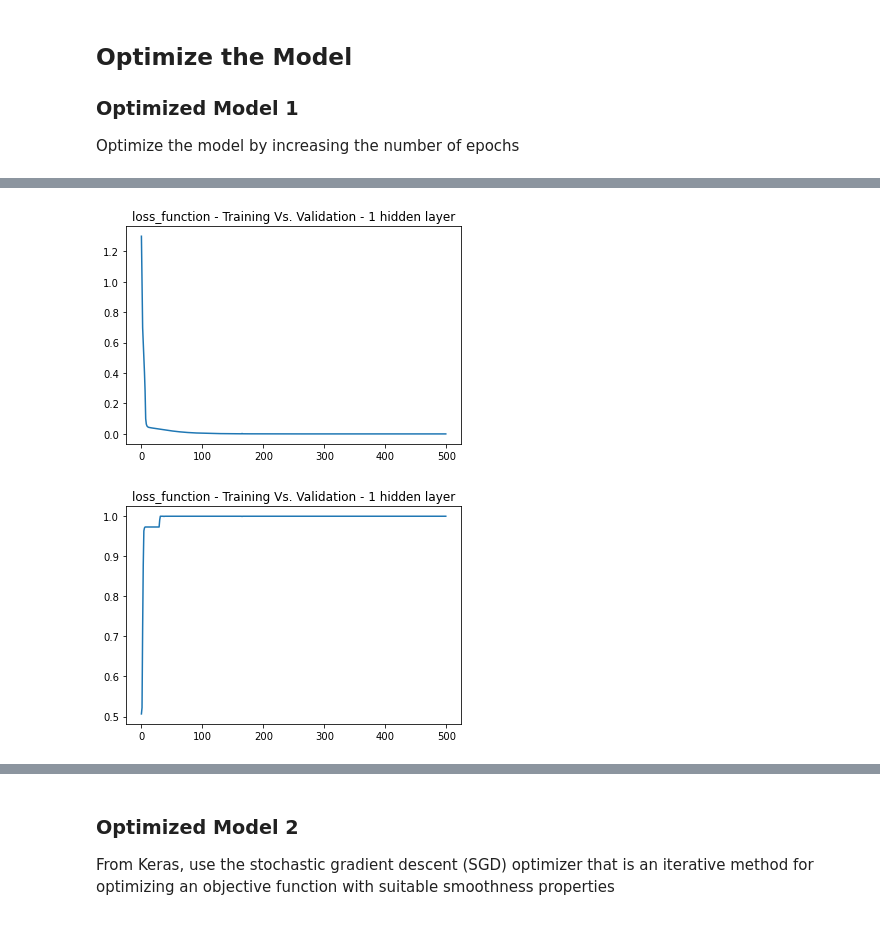
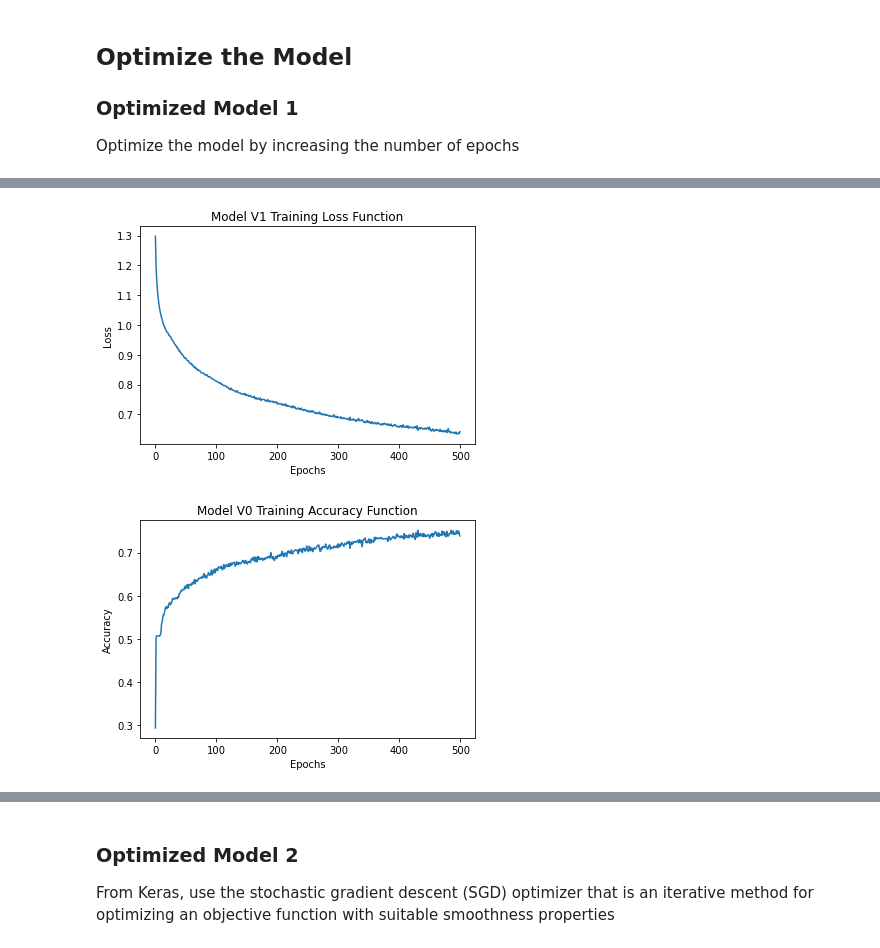
Before and after one commit to Rishi-Prasadha/MLB_ML_Pitching_Prediction, a Jupyter notebook: rishi/starter.ipynb, the cells around one changed output, grey strips where cells are left out. Drawn from its saved outputs; the diff is of its cells as text; code cells hidden in the pictures.

Commit message:
Fixed 100% accuracy, fixed graphs, improved accuracy with shift

```diff
--- a/rishi/starter.ipynb
+++ b/rishi/starter.ipynb
@@ -94,13 +94,10 @@ verlander_df['description'] = verlander_df['description'].fillna('nothing')
 # %%
 # Shift pitches so that model does not know the upcoming pitch
 
-lagged_columns = verlander_df[['pitch_name', 'type']].shift(-1).dropna()
+verlander_df['pitch_name'] = verlander_df['pitch_name'].shift(-1).dropna()
+verlander_df['type'] = verlander_df['type'].shift(-1).dropna()
 
-lagged_verlander_df = verlander_df.drop(columns=['pitch_name', 'type'])
-
-lagged_verlander_df = pd.concat([verlander_df, lagged_columns], join='inner', axis=1)
-
-display(lagged_verlander_df)
+display(verlander_df)
 # %% [output]
 |  | pitch_type | game_date | description | stand | p_throws | type | balls | strikes | on_3b | on_2b | ... |
 | 0 | SL | 9/16/2022 | swinging_strike | R | R | S | 1 | 2 | 0.0 | 0.0 | ... |
@@ -122,8 +119,8 @@ Prepare data to be fed into model
 # %%
 # Split into X and y
 
-X = lagged_verlander_df.drop(columns='pitch_type')
-y= lagged_verlander_df['pitch_type']
+X = verlander_df.drop(columns=['pitch_type', 'game_date'])
+y= verlander_df['pitch_type']
 
 display(y.value_counts)
 # %% [output]
@@ -418,19 +438,22 @@ Epoch 500/500
 # Plot the loss over epochs
 
 plt.plot(model_v1.history["loss"])
-plt.title("loss_function - Training Vs. Validation - 1 hidden layer")
+plt.title("Model V1 Training Loss Function")
+plt.xlabel('Epochs')
+plt.ylabel('Loss')
 plt.show()
 # %% [output]
-[figure, old version]
+[figure, new version]
 # %%
 # Plot the accuracy over epochs
 
 plt.plot(model_v1.history["accuracy"])
-plt.title("loss_function - Training Vs. Validation - 1 hidden layer")
-#plt.legend(["train", "test"])
+plt.title("Model V0 Training Accuracy Function")
+plt.xlabel('Epochs')
+plt.ylabel('Accuracy')
 plt.show()
 # %% [output]
-[figure, old version]
+[figure, new version]
 # %%
 model_loss, model_accuracy = nn_v1.evaluate(
     X_test, y_test, verbose=2
```
Also changed, not shown: parts of 26 cells of this notebook.
